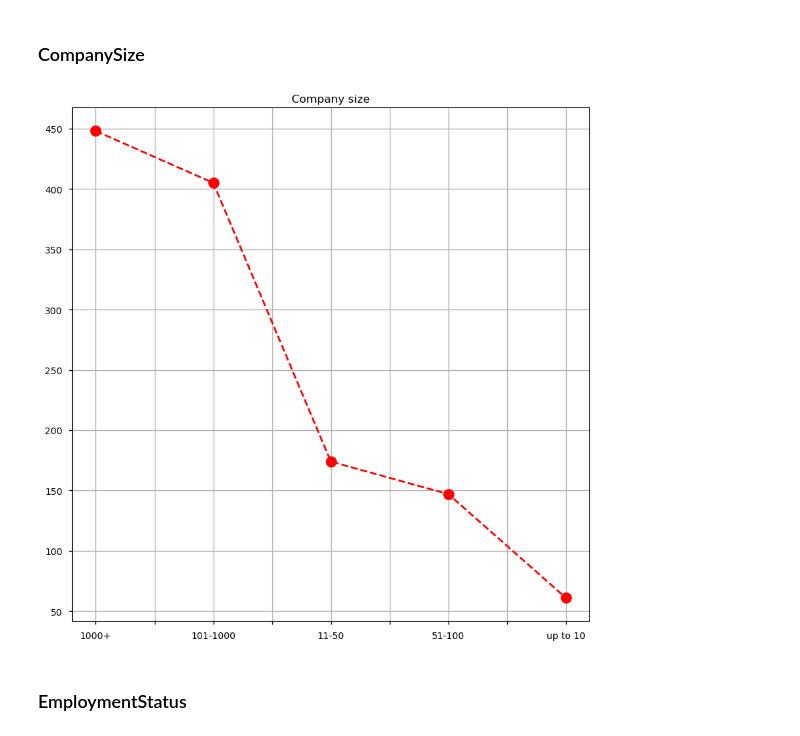
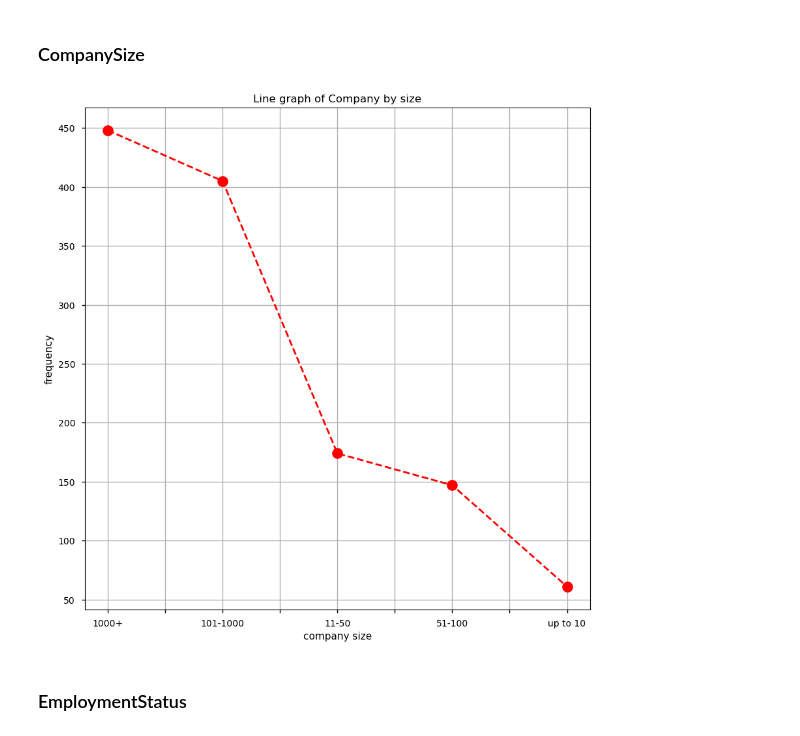
Before and after one commit to MatejMistik/upa-p2-data-analysis, a Jupyter notebook: main.ipynb, the cells around one changed output. Saved outputs shown, nothing was run; the diff lists cells and outputs as text; code cells hidden in the pictures.

```diff
--- a/main.ipynb
+++ b/main.ipynb
@@ -498,12 +575,12 @@ ExpierenceYearsCounts.value_counts().to_csv(Path('./analyzedData/yearsOfExperien
 ### CompanySize
 # %%
 companySize = df['CompanySize'].dropna()
-companySize.value_counts().plot(kind='line', figsize=(10, 10), title='Company size', grid=True,
- marker='o', color='red', linestyle='dashed', linewidth=2, markersize=12)
+companySize.value_counts().plot(kind='line', figsize=(10, 10), title='Line graph of Company by size', grid=True,
+ marker='o', color='red', linestyle='dashed', linewidth=2, markersize=12, y='Company size', ylabel='frequency', xlabel='company size')
 plt.savefig(Path('./img/companySizeLineChart.pdf'))
 companySize.value_counts().to_csv(Path('./analyzedData/companySizeCounts.csv'))
 # %% [output]
-[figure, old version]
+[figure, new version]
 # %% [markdown]
 ### EmploymentStatus
 # %%
```
Also changed, not shown: parts of 35 cells of this notebook.
